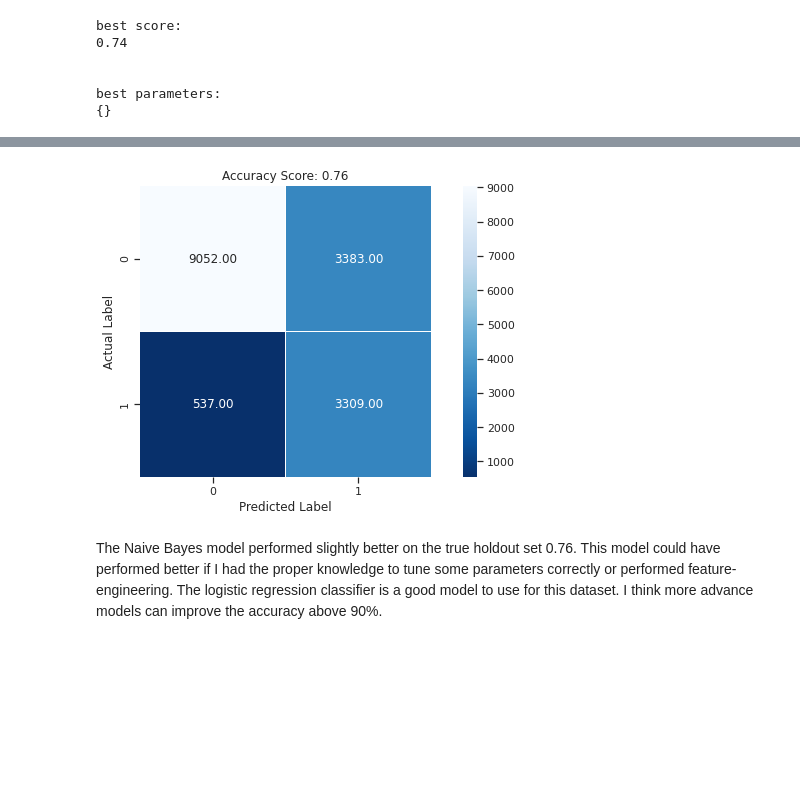
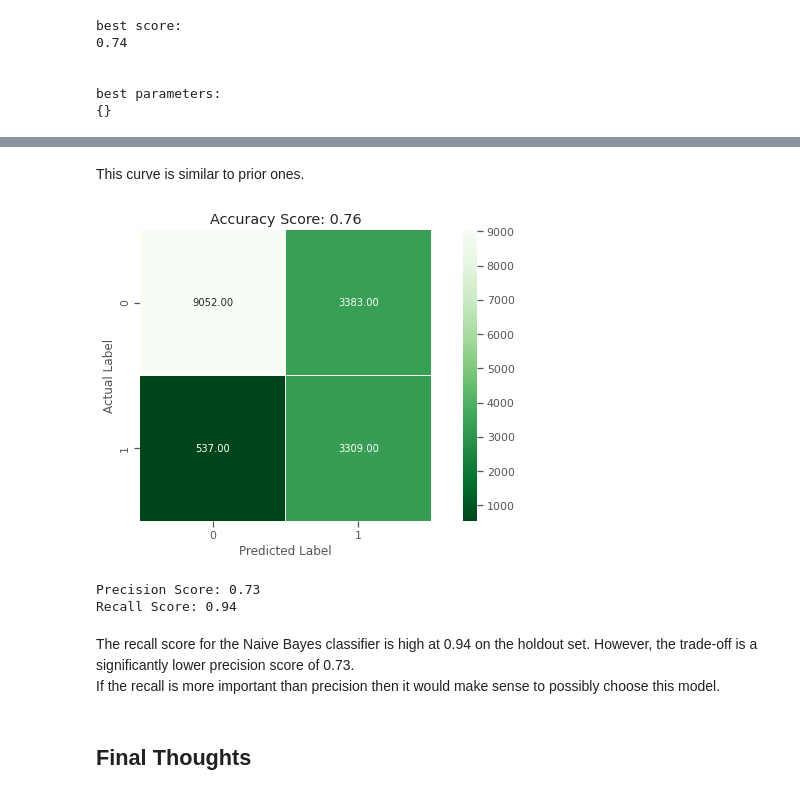
Before and after one commit to crosstrack10/data-science-projects, a Jupyter notebook: census_income_classification.ipynb, the cells around one changed output, grey strips where cells are left out. Drawn from its saved outputs; the diff is of its cells as text; code cells hidden in the pictures; blank space fills up the shorter version.

```diff
--- a/census_income_classification.ipynb
+++ b/census_income_classification.ipynb
@@ -438,0 +466,6 @@ pred_results.head(10)
+# %%
+# plotting ROC curves
+plt.style.use("ggplot")
+skplt.metrics.plot_roc(y_test, pred_probs, figsize = (10,5))
+plt.legend(facecolor = "white")
+plt.show()
@@ -438,0 +614,6 @@ pred_results.head(10)
+# %%
+# plotting precision and recall curves
+plt.style.use("ggplot")
+skplt.metrics.plot_precision_recall(y_test, pred_probs, figsize = (10,5))
+plt.legend(facecolor = "white")
+plt.show()
@@ -438,0 +625,6 @@ pred_results.head(10)
+# %%
+# plotting ROC curves
+plt.style.use("ggplot")
+skplt.metrics.plot_roc(y_test, pred_probs, figsize = (10,5))
+plt.legend(facecolor = "white")
+plt.show()
@@ -554,3 +764,9 @@ A mean score of 0.74. The accuracy is not terrible, but it is not as good the lo
 # %%
 # predicting passenger outcome
 pred_out = grid.predict(X_test)
+# %%
+# plotting precision and recall curves
+plt.style.use("ggplot")
+skplt.metrics.plot_precision_recall(y_test, pred_probs, figsize = (10,5))
+plt.legend(facecolor = "white")
+plt.show()
@@ -557,16 +775,28 @@ pred_out = grid.predict(X_test)
+# %% [markdown]
+This curve is similar to prior ones.
 # %%
 # creating confusion matrix
 from sklearn.metrics import confusion_matrix
 cm = confusion_matrix(y_test, pred_out)
 
 plt.figure(figsize = (10,5))
-sns.heatmap(cm, annot = True, fmt = ".2f", linewidths = .5, square = True,  cmap = "Blues_r");
+sns.heatmap(cm, annot = True, fmt = ".2f", linewidths = .5, square = True,  cmap = "Greens_r");
 plt.ylabel("Actual Label");
 plt.xlabel("Predicted Label");
 plt.title("Accuracy Score: {:.2f}".format(round((cm[0, 0] + cm [1, 1]) / (np.sum(cm)),2)));
 # %% [output]
-[figure, old version]
+[figure, new version]
-# %% [markdown]
-The Naive Bayes model performed slightly better on the true holdout set 0.76.
-This model could have performed better if I had the proper knowledge to tune some parameters correctly or performed feature-engineering.
-The logistic regression classifier is a good model to use for this dataset. I think more advance models can improve the accuracy above 90%.
+# %%
+# precision
+print("Precision Score: {:.2f}".format(round((cm[0, 0] / np.sum(cm[0])),2)))
+
+# recall
+print("Recall Score: {:.2f}".format(round((cm[0, 0] / np.sum(cm[:, 0])),2)))
+# %% [output]
+Precision Score: 0.73
+Recall Score: 0.94
+# %% [markdown]
+The recall score for the Naive Bayes classifier is high at 0.94 on the holdout set. However, the trade-off is a significantly lower precision score of 0.73.
+If the recall is more important than precision then it would make sense to possibly choose this model.
+# %% [markdown]
+## Final Thoughts
```
Also changed, not shown: parts of 46 cells of this notebook.
